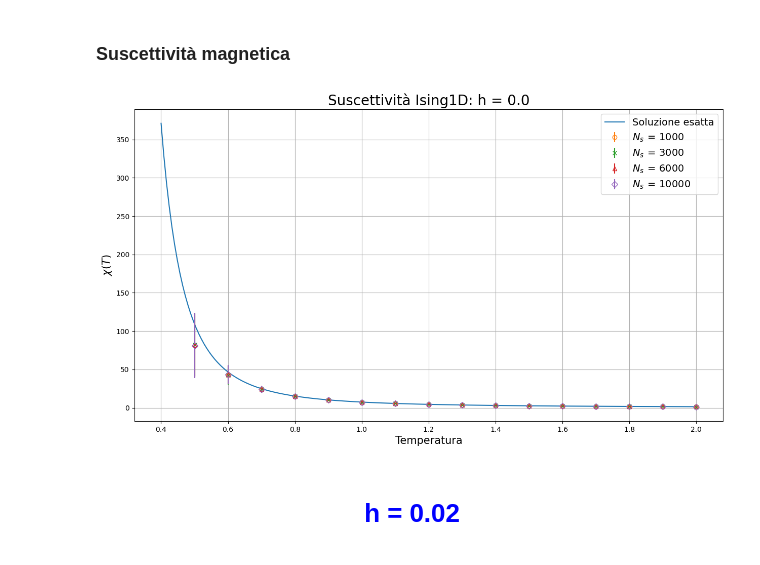
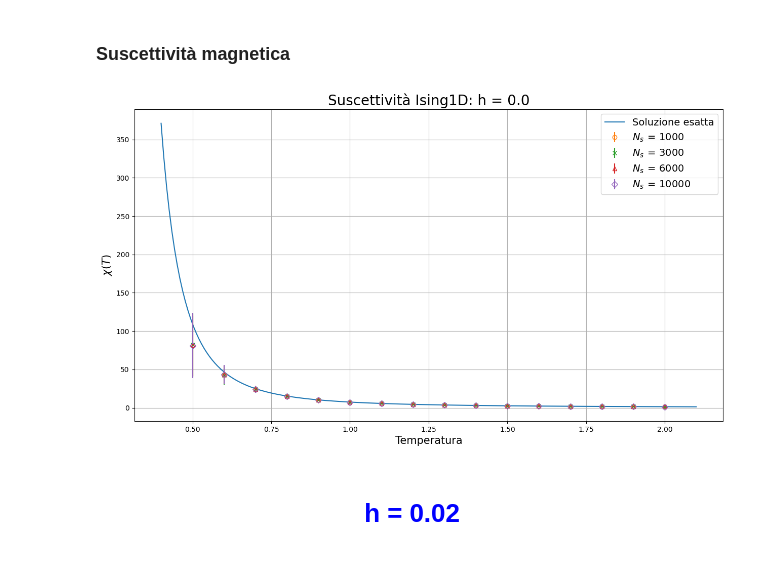
Before and after one commit to Negrini085/Simulazione-di-Materia-Condensata, a Jupyter notebook: Approfondimento/Presentazione/Immagini/grafici.ipynb, the cells around one changed output. Drawn from its saved outputs; the diff is of its cells as text; code cells hidden in the pictures.

```diff
--- a/Approfondimento/Presentazione/Immagini/grafici.ipynb
+++ b/Approfondimento/Presentazione/Immagini/grafici.ipynb
@@ -247,29 +247,29 @@ plt.show()
 # %% [markdown]
 ### Suscettività magnetica
 # %%
-T = np.linspace(0.4, 2.0, 200)
+T = np.linspace(0.4, 2.1, 200)
 beta = 1/T
 J = 1.0
 
 chi_0 = beta * np.exp(2 * beta * J)
 fig = plt.figure(figsize = (15, 8))
 
 plt.plot(T, chi_0, label = 'Soluzione esatta')
 
 plt.errorbar(t_camp, chi_1000, yerr = chi_1000_err, linestyle = 'None', fmt = 'o', markerfacecolor='none', label = r'$N_{s}\,=\,1000$')
 plt.errorbar(t_camp, chi_3000, yerr = chi_3000_err, linestyle = 'None', fmt = 'x', markerfacecolor='none', label = r'$N_{s}\,=\,3000$')
 plt.errorbar(t_camp, chi_6000, yerr = chi_6000_err, linestyle = 'None', fmt = '^', markerfacecolor='none', label = r'$N_{s}\,=\,6000$')
 plt.errorbar(t_camp, chi_10000, yerr = chi_10000_err, linestyle = 'None', fmt = 'D', markerfacecolor='none', label = r'$N_{s}\,=\,10000$')
 
 plt.title("Suscettività Ising1D: h = 0.0", fontsize = 20)
 plt.xlabel("Temperatura", fontsize = 15)
 plt.ylabel(r"$\chi\left(T\right)$", fontsize = 15)
 
 plt.legend(loc = 'best', fontsize = 14)
 plt.grid(True)
 plt.show()
 # %% [output]
-[figure, old version]
+[figure, new version]
 # %% [markdown]
 <center>
 
```
Also changed, not shown: parts of 1 cell of this notebook.
